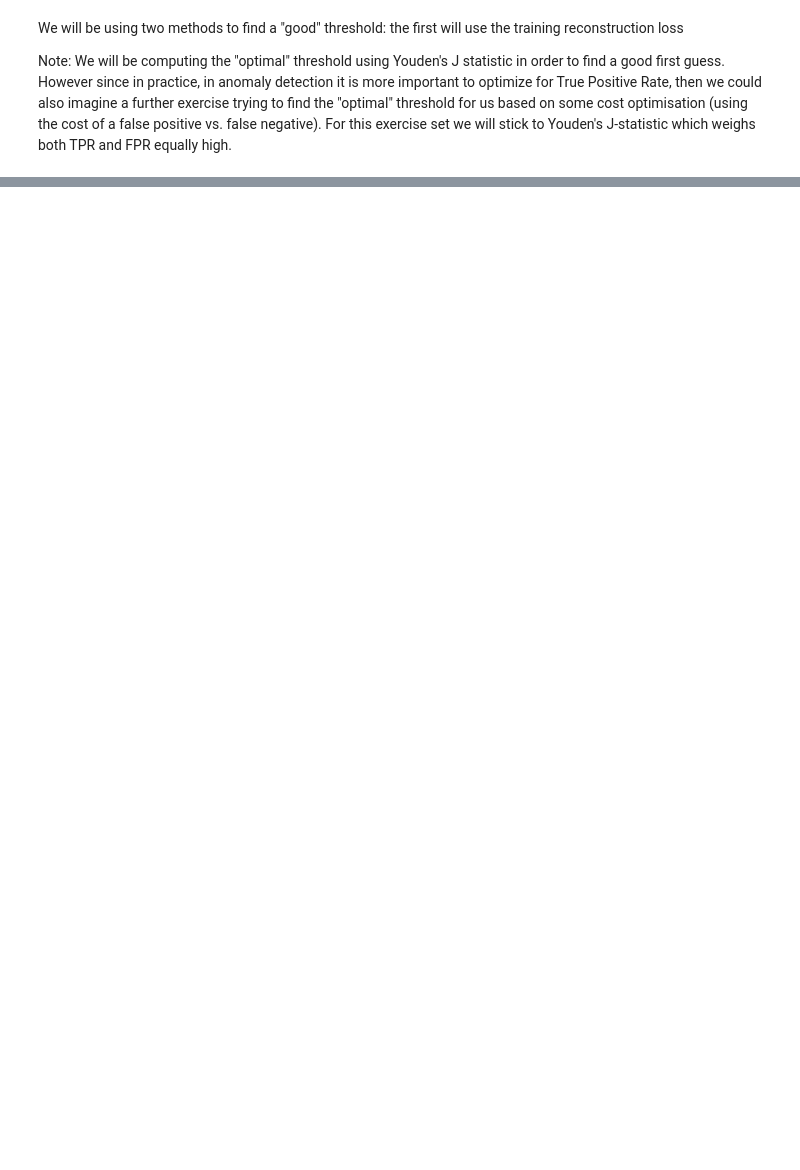
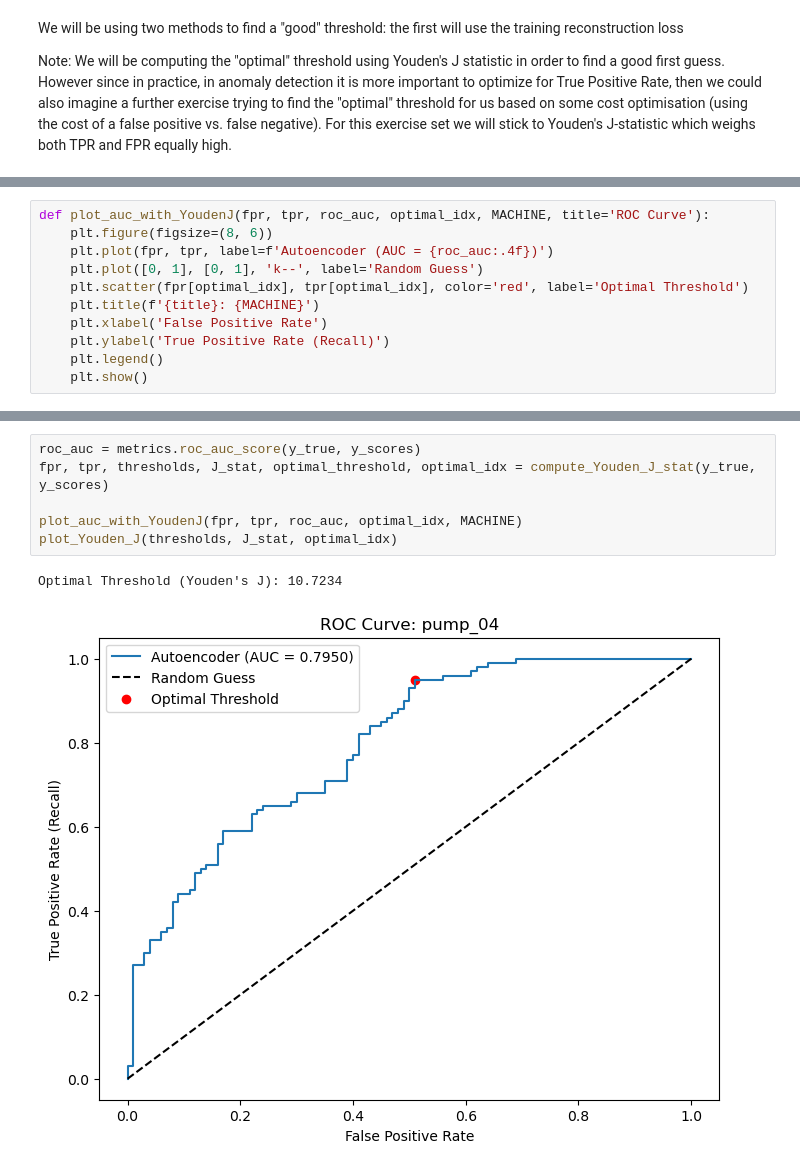
Before and after one commit to j0shcd/ml4pm, a Jupyter notebook: assignment_2/Josh_Graded_Exercise_2.ipynb, the cells around one changed output, grey strips where cells are left out. Drawn from its saved outputs; the diff is of its cells as text; blank space fills up the shorter version.

```diff
--- a/assignment_2/Josh_Graded_Exercise_2.ipynb
+++ b/assignment_2/Josh_Graded_Exercise_2.ipynb
@@ -722,0 +672,11 @@ Note: We will be computing the "optimal" threshold using Youden's J statistic in
+# %%
+def plot_auc_with_YoudenJ(fpr, tpr, roc_auc, optimal_idx, MACHINE, title='ROC Curve'):
+    plt.figure(figsize=(8, 6))
+    plt.plot(fpr, tpr, label=f'Autoencoder (AUC = {roc_auc:.4f})')
+    plt.plot([0, 1], [0, 1], 'k--', label='Random Guess')
+    plt.scatter(fpr[optimal_idx], tpr[optimal_idx], color='red', label='Optimal Threshold')
+    plt.title(f'{title}: {MACHINE}')
+    plt.xlabel('False Positive Rate')
+    plt.ylabel('True Positive Rate (Recall)')
+    plt.legend()
+    plt.show()
@@ -722,0 +694,9 @@ Note: We will be computing the "optimal" threshold using Youden's J statistic in
+# %%
+roc_auc = metrics.roc_auc_score(y_true, y_scores)
+fpr, tpr, thresholds, J_stat, optimal_threshold, optimal_idx = compute_Youden_J_stat(y_true, y_scores)
+
+plot_auc_with_YoudenJ(fpr, tpr, roc_auc, optimal_idx, MACHINE)
+plot_Youden_J(thresholds, J_stat, optimal_idx)
+# %% [output]
+Optimal Threshold (Youden's J): 10.7234
+[figure, added]
```
Also changed, not shown: parts of 36 cells of this notebook.
